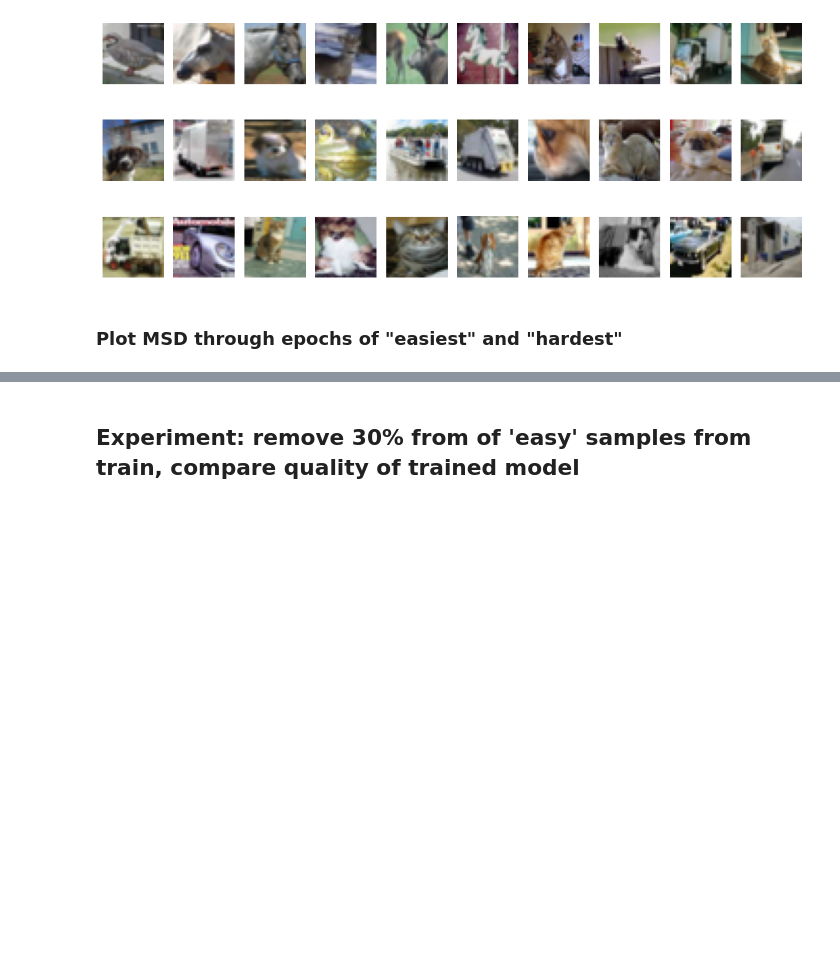
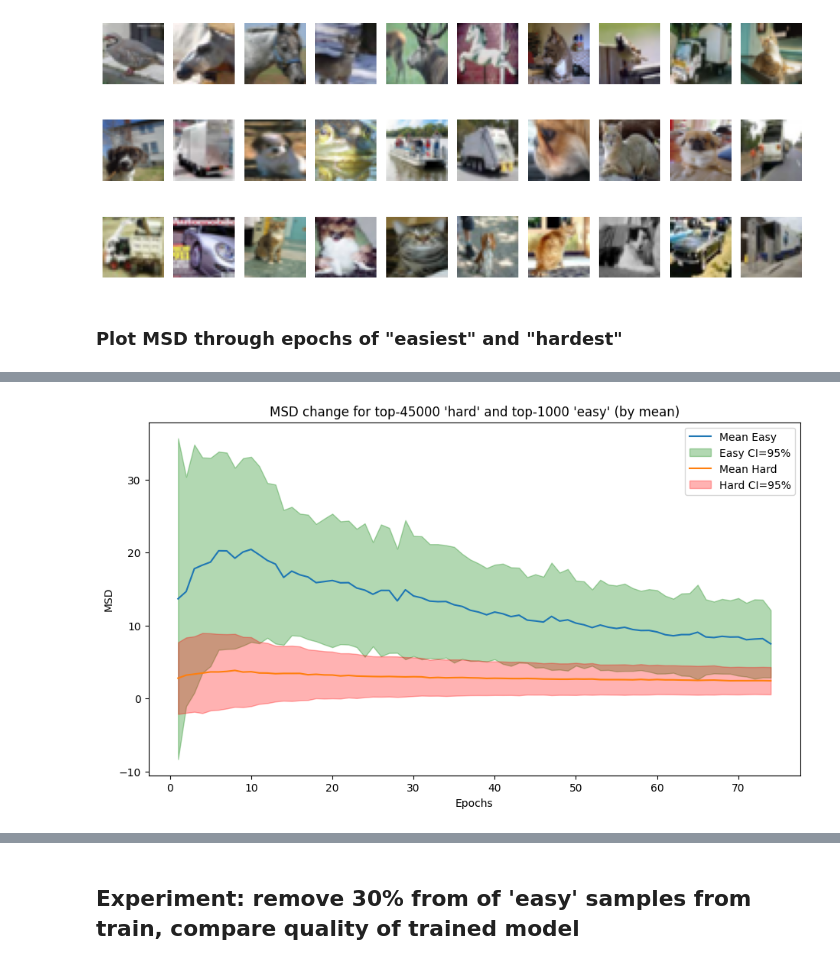
Before and after one commit to Natifick/Unsupervisely-Hard, a Jupyter notebook: ss_contrastive.ipynb, the cells around one changed output, grey strips where cells are left out. Cells and saved outputs as stored; diff of their text form; code cells hidden in the pictures; blank space fills up the shorter version.

```diff
--- a/ss_contrastive.ipynb
+++ b/ss_contrastive.ipynb
@@ -272,0 +269,6 @@ plt.show()
+# %%
+N_EASY=1_000
+N_HARD=45_000
+plot_msd_change(msd_hist, ord_idx=np.argsort(msd_means), n_easy=N_EASY, n_hard=N_HARD, title=f"MSD change for top-{N_HARD} 'hard' and top-{N_EASY} 'easy' (by mean)")
+# %% [output]
+[figure, added]
```
Also changed, not shown: parts of 14 cells of this notebook.
